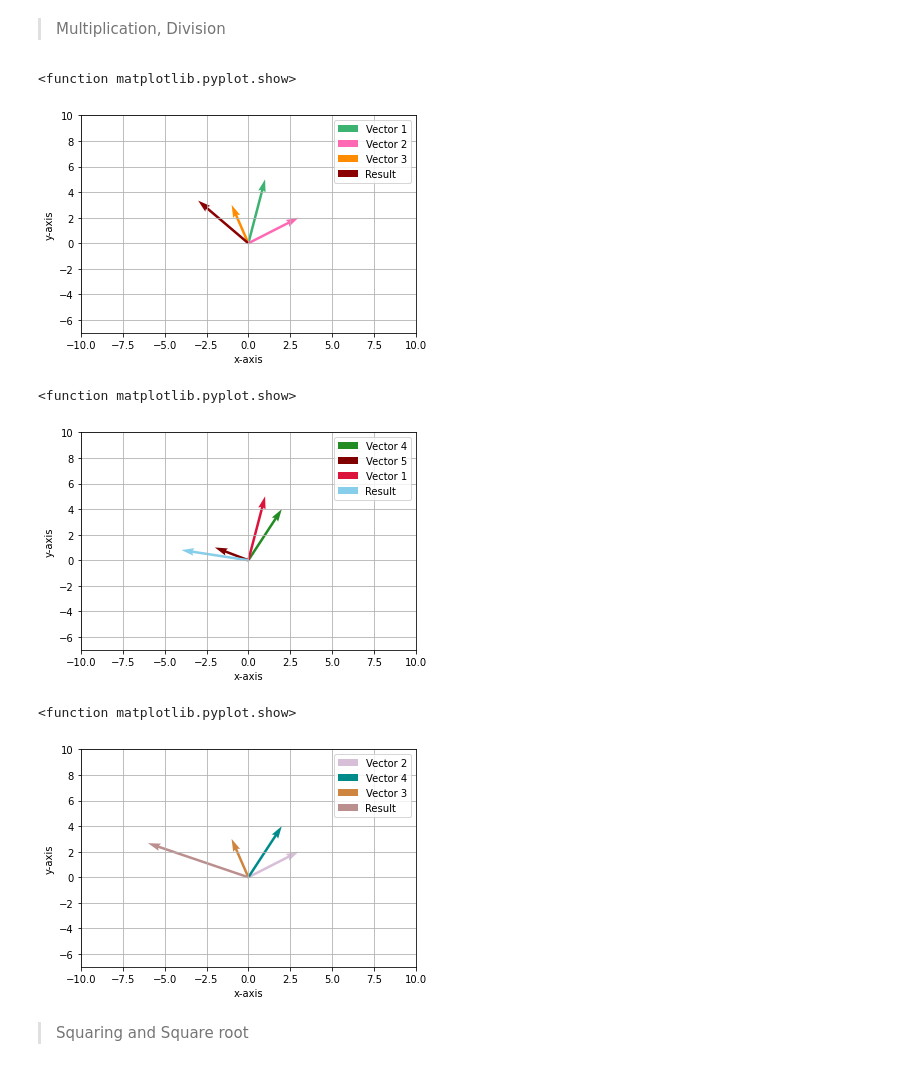
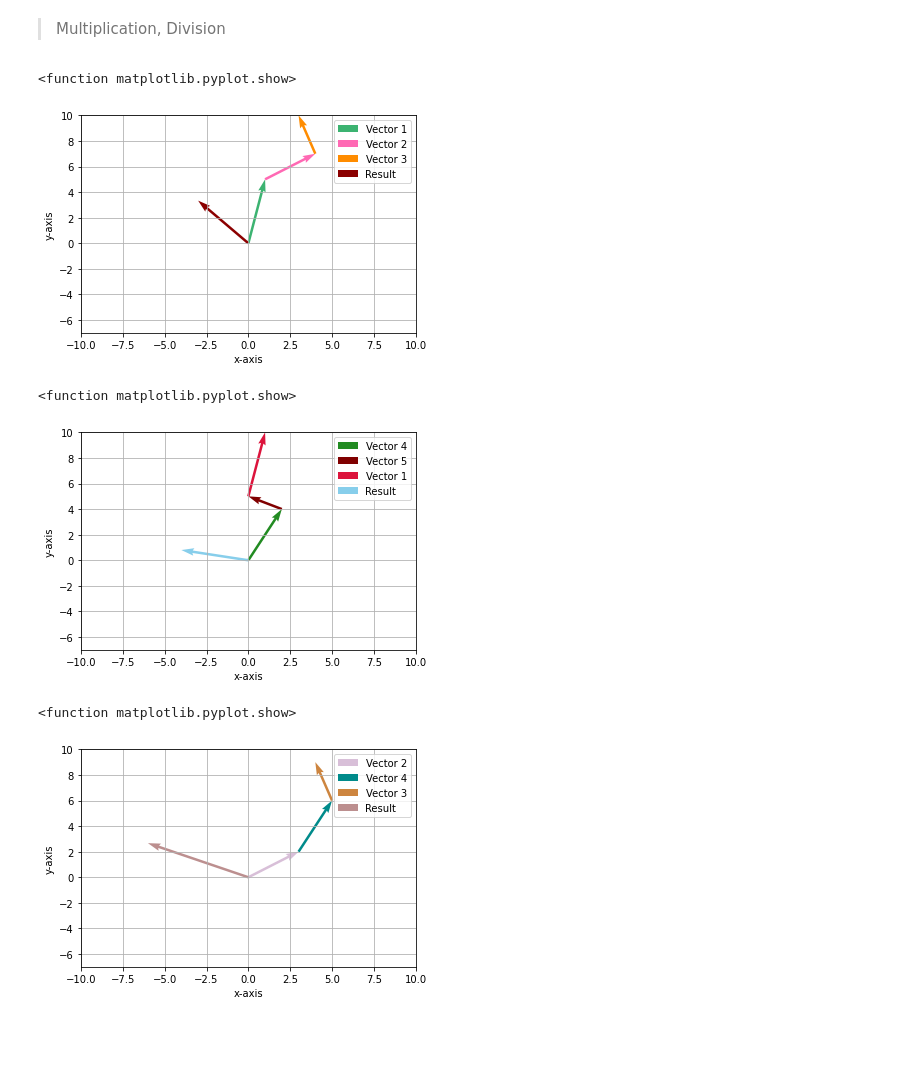
Before and after one commit to TiffanyHizon/Linear_Algebra_58051, a Jupyter notebook: Laboratory Acitivity 2/LinAlg_58051_Hizon_Vectors.ipynb, the cells around one changed output. Saved outputs shown, nothing was run; the diff lists cells and outputs as text; code cells hidden in the pictures; blank space fills up the shorter version.

```diff
--- a/Laboratory Acitivity 2/LinAlg_58051_Hizon_Vectors.ipynb
+++ b/Laboratory Acitivity 2/LinAlg_58051_Hizon_Vectors.ipynb
@@ -269,13 +277,16 @@ plt.show
 
 > Multiplication, Division
 # %%
+results = np.add(vector1, vector2)
+
 plt.xlim(-10,10)
 plt.ylim(-7,10)
 plt.xlabel('x-axis')
 plt.ylabel('y-axis')
+
 plt.quiver(0,0, vector1[0], vector1[1], angles='xy', scale_units='xy', scale=1, color='mediumseagreen', label="Vector 1")
-plt.quiver(0,0, vector2[0], vector2[1], angles='xy', scale_units='xy', scale=1, color='hotpink', label="Vector 2")
-plt.quiver(0,0, vector3[0], vector3[1], angles='xy', scale_units='xy', scale=1, color='darkorange', label="Vector 3")
+plt.quiver(vector1[0], vector1[1], vector2[0], vector2[1], angles='xy', scale_units='xy', scale=1, color='hotpink', label="Vector 2")
+plt.quiver(results[0], results[1], vector3[0], vector3[1], angles='xy', scale_units='xy', scale=1, color='darkorange', label="Vector 3")
 plt.quiver(0,0, r_Vector7[0], r_Vector7[1], angles='xy', scale_units='xy', scale=1, color='darkred', label="Result")
 
 plt.legend()
@@ -283,15 +294,18 @@ plt.grid()
 plt.show
 # %% [output]
 <function matplotlib.pyplot.show>
-[figure, old version]
+[figure, new version]
 # %%
+results = np.add(vector4, vector5)
+
 plt.xlim(-10,10)
 plt.ylim(-7,10)
 plt.xlabel('x-axis')
 plt.ylabel('y-axis')
+
 plt.quiver(0,0, vector4[0], vector4[1], angles='xy', scale_units='xy', scale=1, color='forestgreen', label="Vector 4")
-plt.quiver(0,0, vector5[0], vector5[1], angles='xy', scale_units='xy', scale=1, color='maroon', label="Vector 5")
-plt.quiver(0,0, vector1[0], vector1[1], angles='xy', scale_units='xy', scale=1, color='crimson', label="Vector 1")
+plt.quiver(vector4[0], vector4[1], vector5[0], vector5[1], angles='xy', scale_units='xy', scale=1, color='maroon', label="Vector 5")
+plt.quiver(results[0], results[1], vector1[0], vector1[1], angles='xy', scale_units='xy', scale=1, color='crimson', label="Vector 1")
 plt.quiver(0,0, r_Vector8[0], r_Vector8[1], angles='xy', scale_units='xy', scale=1, color='skyblue', label="Result")
 
 plt.legend()
@@ -299,24 +313,23 @@ plt.grid()
 plt.show
 # %% [output]
 <function matplotlib.pyplot.show>
-[figure, old version]
+[figure, new version]
 # %%
+results = np.add(vector2, vector4)
+
 plt.xlim(-10,10)
 plt.ylim(-7,10)
 plt.xlabel('x-axis')
 plt.ylabel('y-axis')
+
 plt.quiver(0,0, vector2[0], vector2[1], angles='xy', scale_units='xy', scale=1, color='thistle', label="Vector 2")
-plt.quiver(0,0, vector4[0], vector4[1], angles='xy', scale_units='xy', scale=1, color='darkcyan', label="Vector 4")
-plt.quiver(0,0, vector3[0], vector3[1], angles='xy', scale_units='xy', scale=1, color='peru', label="Vector 3")
+plt.quiver(vector2[0], vector2[1], vector4[0], vector4[1], angles='xy', scale_units='xy', scale=1, color='darkcyan', label="Vector 4")
+plt.quiver(results[0], results[1], vector3[0], vector3[1], angles='xy', scale_units='xy', scale=1, color='peru', label="Vector 3")
 plt.quiver(0,0, r_Vector9[0], r_Vector9[1], angles='xy', scale_units='xy', scale=1, color='rosybrown', label="Result")
 
 plt.legend()
 plt.grid()
 plt.show
 # %% [output]
 <function matplotlib.pyplot.show>
-[figure, old version]
+[figure, new version]
-# %% [markdown]
-
-
-> Squaring and Square root
```
Also changed, not shown: parts of 11 cells of this notebook.
